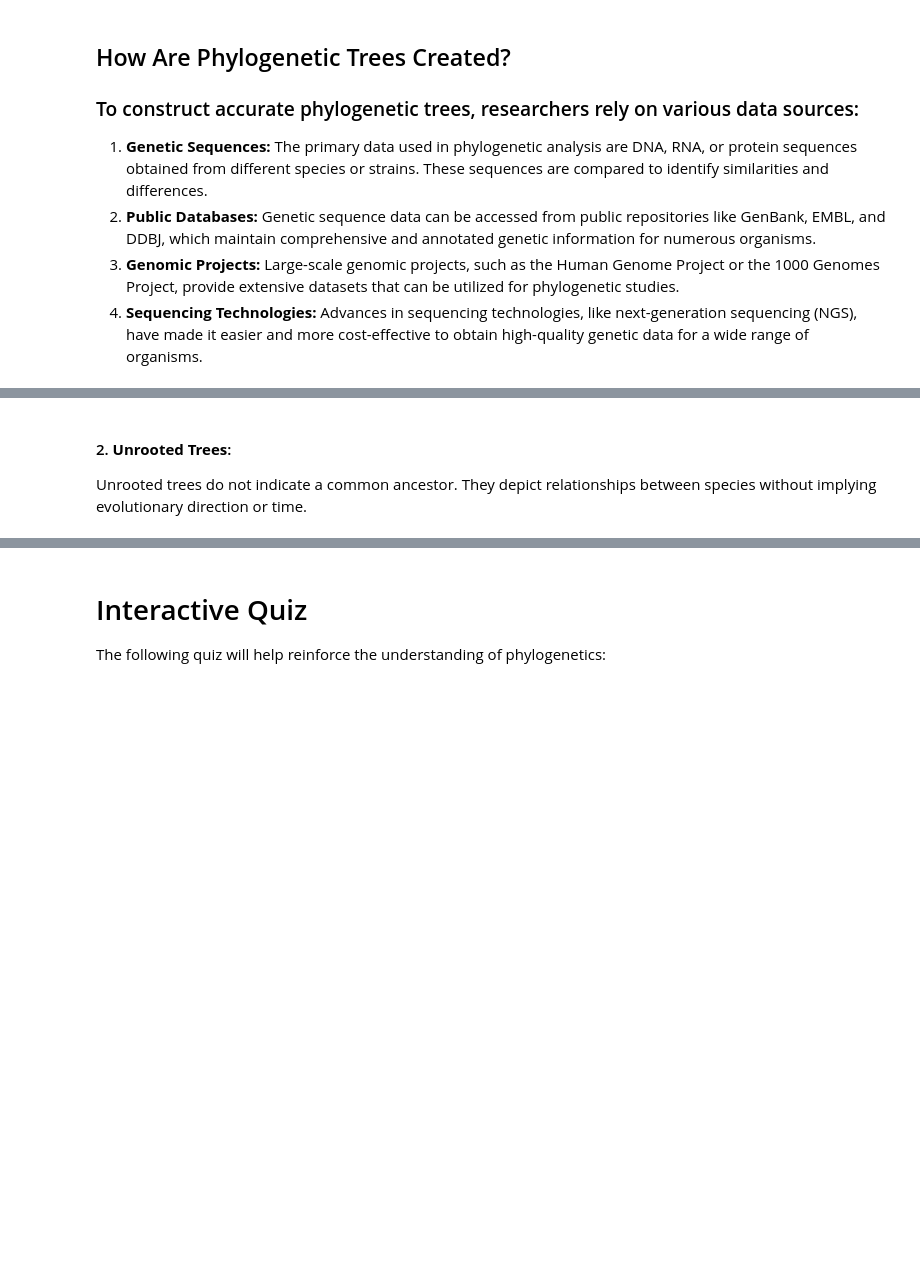
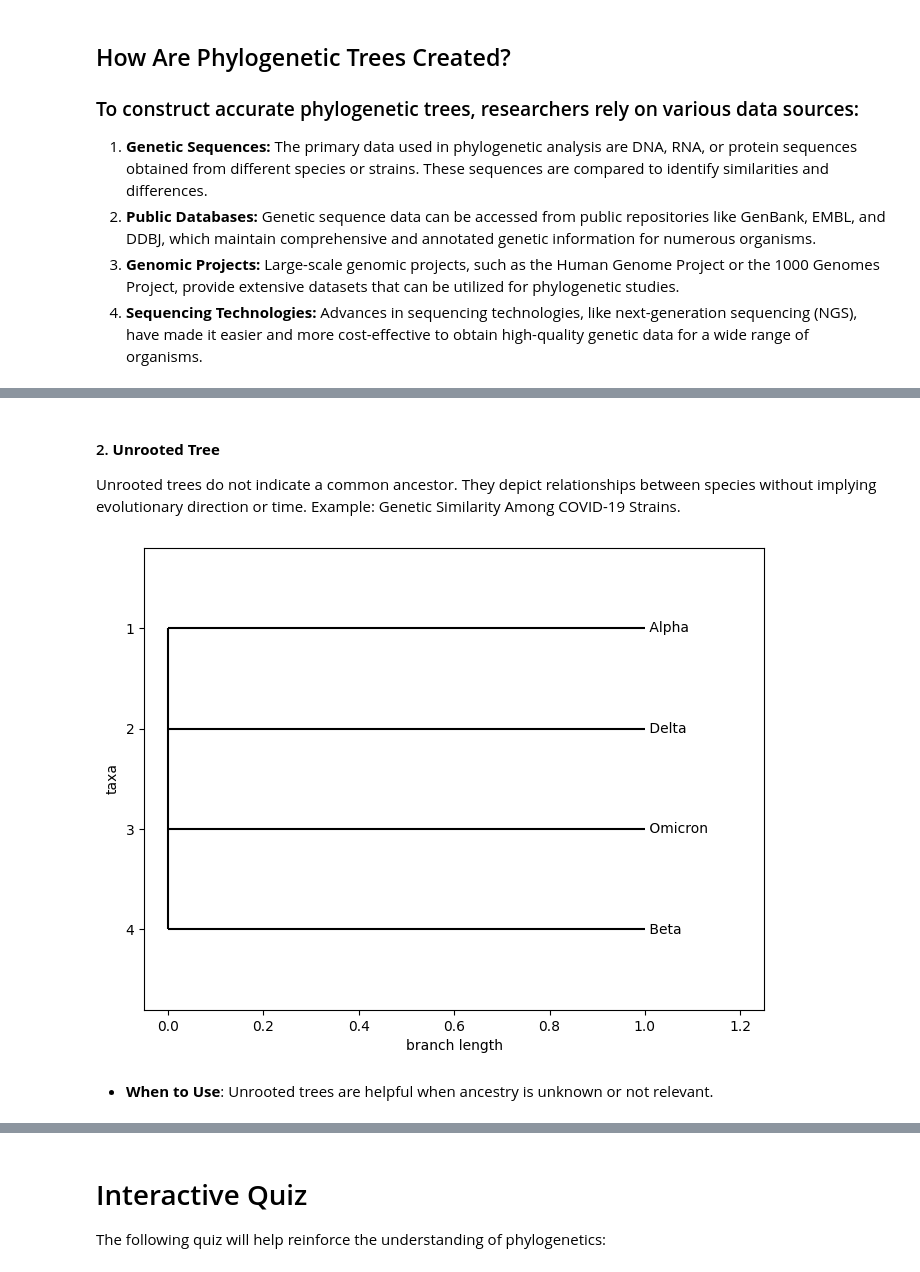
Before and after one commit to bicbioeng/nosi-phylogenetic-tree, a Jupyter notebook: Submodule1.ipynb, the cells around one changed output, grey strips where cells are left out. Drawn from its saved outputs; the diff is of its cells as text; code cells hidden in the pictures; blank space fills up the shorter version.

```diff
--- a/Submodule1.ipynb
+++ b/Submodule1.ipynb
@@ -98,7 +129,22 @@ plt.show()
 # %% [markdown]
-#### 2. **Unrooted Trees**:
+#### 2. **Unrooted Tree**
 
-Unrooted trees do not indicate a common ancestor. They depict relationships between species without implying evolutionary direction or time.
+Unrooted trees do not indicate a common ancestor. They depict relationships between species without implying       evolutionary direction or time.
+Example: Genetic Similarity Among COVID-19 Strains.
+# %%
+covid_unrooted_tree = "(Alpha, Delta, Omicron, Beta);"
+tree = Phylo.read(StringIO(covid_unrooted_tree), "newick")
+
+# Visualization
+fig = plt.figure(figsize=(8, 6))
+ax = fig.add_subplot(1, 1, 1)
+Phylo.draw(tree, axes=ax)
+ax.set_title("Unrooted Tree: COVID-19 Variants Relationship", fontsize=14, weight='bold')
+plt.show()
+# %% [output]
+[figure, added]
+# %% [markdown]
+- **When to Use**: Unrooted trees are helpful when ancestry is unknown or not relevant.
 # %%
 from Bio import Phylo
 from io import StringIO
```
Also changed, not shown: parts of 28 cells of this notebook, 3 other files.
